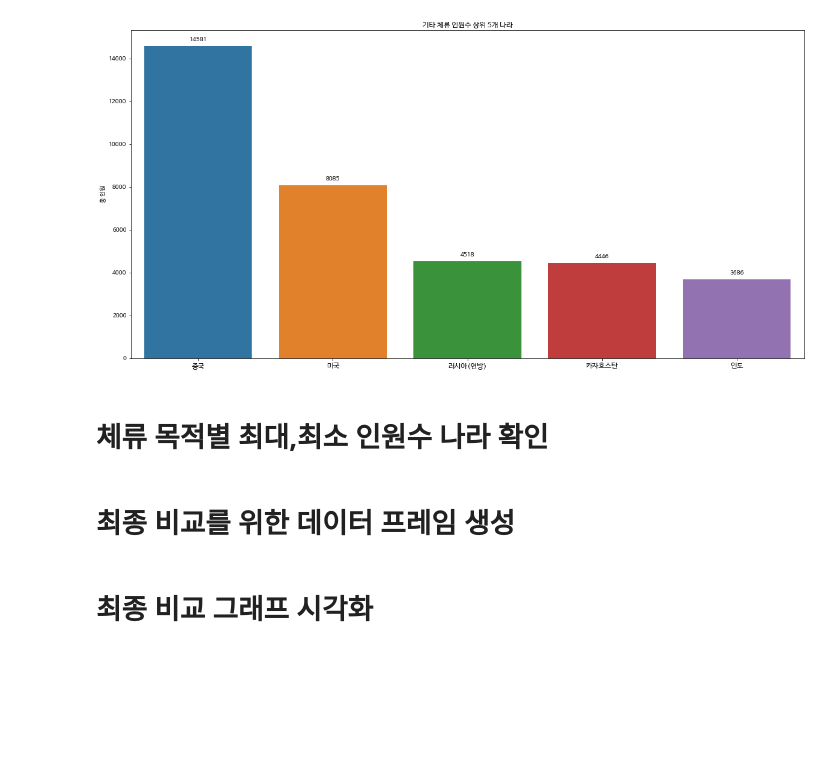
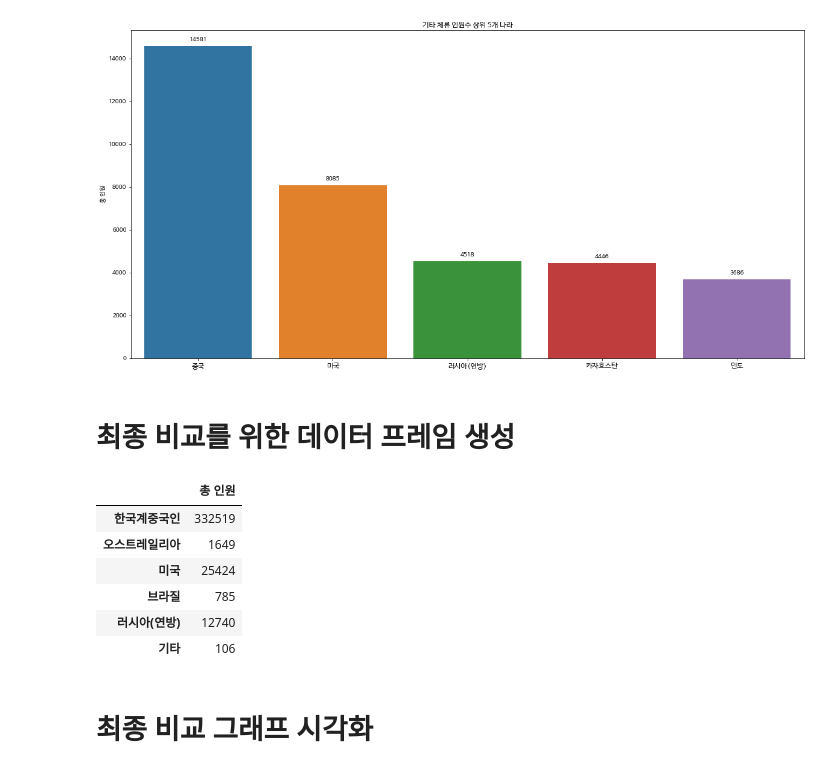
Before and after one commit to SonHyeok/Foreigner-in-korea, a Jupyter notebook: Foreigner.ipynb, the cells around one changed output. Saved outputs shown, nothing was run; the diff lists cells and outputs as text; code cells hidden in the pictures; blank space fills up the shorter version.

```diff
--- a/Foreigner.ipynb
+++ b/Foreigner.ipynb
@@ -910,8 +1125,6 @@ plt.title('기타 체류 인원수 상위 5개 나라')
 plt.show()
 # %% [output]
 [figure]
-# %% [markdown]
-# 체류 목적별 최대,최소 인원수 나라 확인
 # %% [markdown]
 # 최종 비교를 위한 데이터 프레임 생성
 # %%
@@ -925,5 +1138,15 @@ plt.show()
 # %%
 compare_data = {'총 인원':pd.Series([332519,1649,25424,785,12740,106],['한국계중국인','오스트레일리아','미국','브라질','러시아(연방)','기타'])}
 df_compare = pd.DataFrame(compare_data)
+# %%
+df_compare
+# %% [output]
+|  | 총 인원 |
+| 한국계중국인 | 332519 |
+| 오스트레일리아 | 1649 |
+| 미국 | 25424 |
+| 브라질 | 785 |
+| 러시아(연방) | 12740 |
+| 기타 | 106 |
 # %% [markdown]
 # 최종 비교 그래프 시각화
```
Also changed, not shown: parts of 35 cells of this notebook.
